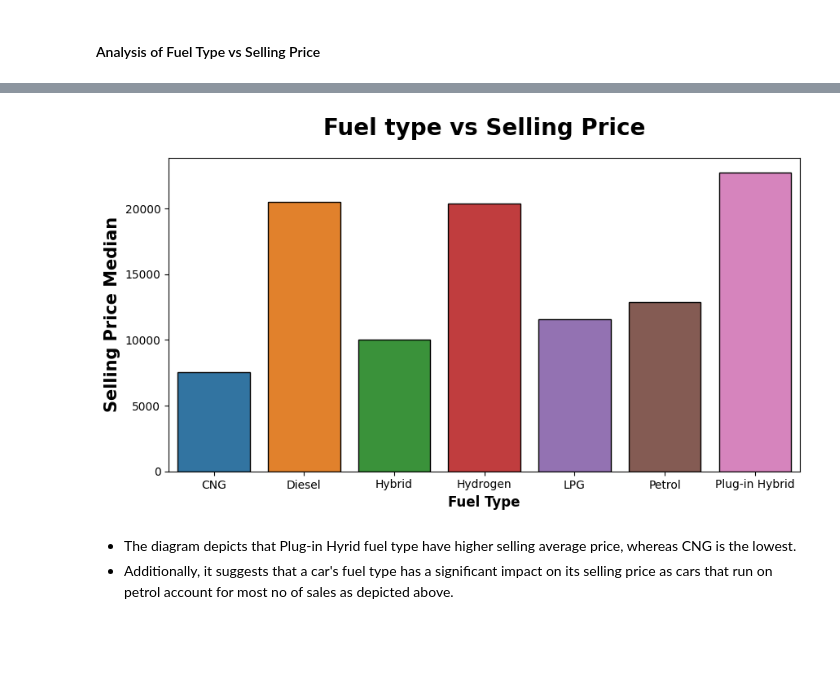
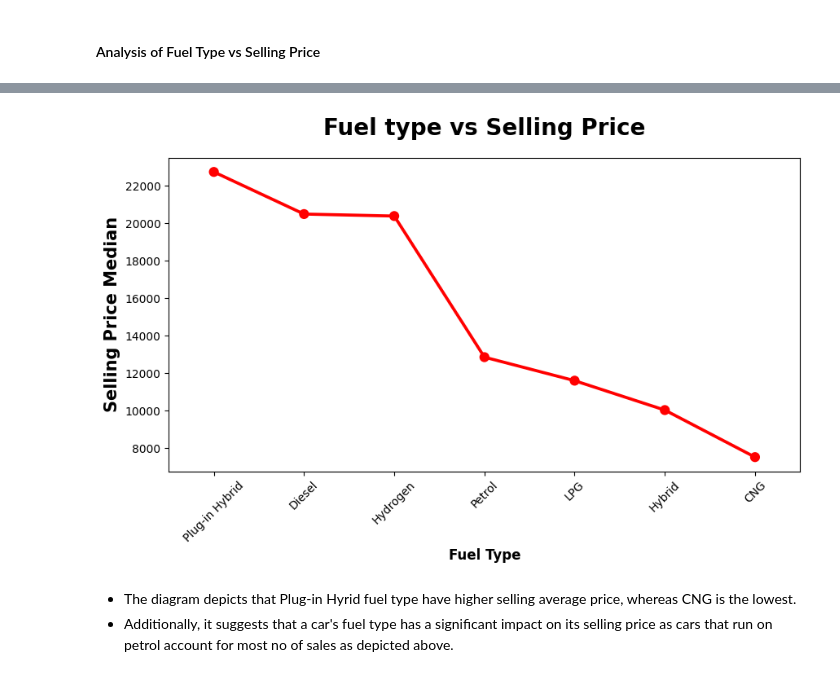
Before and after one commit to Utkarsh11-git/EDA_Car_Price_Python-, a Jupyter notebook: EDA_Car_Price.ipynb, the cells around one changed output, grey strips where cells are left out. Cells and saved outputs as stored; diff of their text form; code cells hidden in the pictures; blank space fills up the shorter version.

```diff
--- a/EDA_Car_Price.ipynb
+++ b/EDA_Car_Price.ipynb
@@ -185,7 +187,7 @@ plt.show()
 # %% [markdown]
 #### Analysis of Fuel Type vs Selling Price
 # %%
-fuel_price=df.groupby('Fuel type')['Price'].median() #Median is used to nullify the effect of outliers
+fuel_price=df.groupby('Fuel type')['Price'].median().sort_values(ascending=False) #Median is used to nullify the effect of outliers
 fuel_price=fuel_price.to_frame()
 fuel_price
 # %% [output]
@@ -201,12 +203,13 @@ fuel_price
 # %%
-plt.subplots(figsize=(10,5))
-sb.barplot(x=fuel_price.index, y=fuel_price['Price'], ec = "black")
-plt.title("Fuel type vs Selling Price", weight="bold",fontsize=20, pad=20)
+plt.subplots(figsize=(10, 5))
+sb.pointplot(x=fuel_price.index, y=fuel_price['Price'], color='red')
+plt.title("Fuel type vs Selling Price", weight="bold", fontsize=20, pad=20)
 plt.ylabel("Selling Price Median", weight="bold", fontsize=15)
 plt.xlabel("Fuel Type", weight="bold", fontsize=12)
+plt.xticks(rotation=45)  # Rotate x-labels if needed
 plt.show()
 # %% [output]
-[figure, old version]
+[figure, new version]
 # %% [markdown]
 - The diagram depicts that Plug-in Hyrid fuel type have higher selling average price, whereas CNG is the lowest.
 - Additionally, it suggests that a car's fuel type has a significant impact on its selling price as cars that run on petrol account for most no of sales as depicted above.
```
Also changed, not shown: parts of 8 cells of this notebook.
